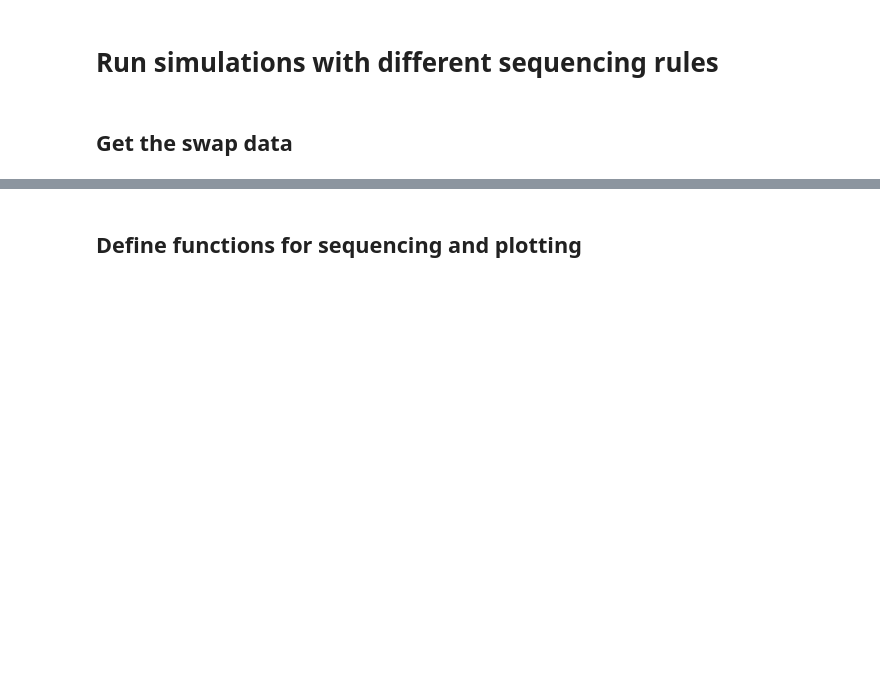
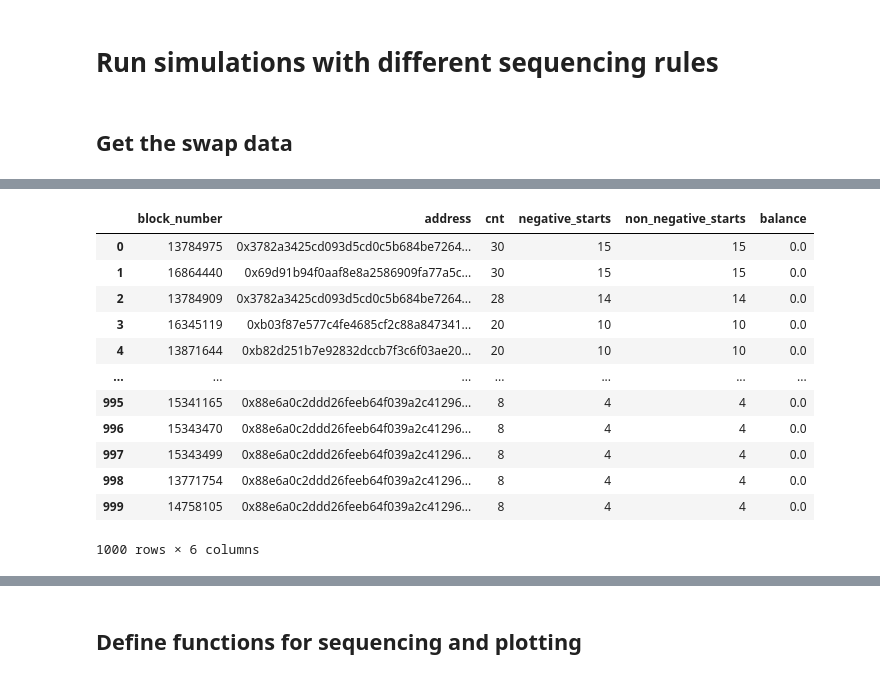
Before and after one commit to ankile/defi-measurement, a Jupyter notebook: experiments/sequencing_rule.ipynb, the cells around one changed output, grey strips where cells are left out. Drawn from its saved outputs; the diff is of its cells as text; code cells hidden in the pictures; blank space fills up the shorter version.

```diff
--- a/experiments/sequencing_rule.ipynb
+++ b/experiments/sequencing_rule.ipynb
@@ -16,13 +16,18 @@ sys.path.append("..")
 import matplotlib.pyplot as plt
 import numpy as np
 import pandas as pd
+import psycopg2
+import sqlalchemy
 from dotenv import load_dotenv
 from matplotlib.ticker import MaxNLocator
 from pool_state import v3Pool
+from psycopg2 import sql
 from sqlalchemy import create_engine
+from tqdm import tqdm
+from collections import deque
 
 load_dotenv(override=True)
-
+from experiments.random_permutations import load_pool
 
 from decimal import getcontext
 
@@ -32,5 +37,8 @@ getcontext().prec = 100  # Set the precision high enough for our purposes
 # Read in the environment variables
 postgres_uri = os.environ["POSTGRESQL_URI_US"]
 blobstorage_uri = os.environ["AZURE_STORAGE_CONNECTION_STRING"]
+
+engine = create_engine(postgres_uri)
+conn = psycopg2.connect(postgres_uri)
 # %% [markdown]
 ## Get the swap data
@@ -90,0 +45,69 @@ df1.head()
+# %%
+# Get blocks and pools that we want to analyze\
+query = """
+SELECT
+    BLOCK_NUMBER,
+    ADDRESS,
+    CNT,
+    NEGATIVE_STARTS,
+    NON_NEGATIVE_STARTS,
+    CAST(ABS(NEGATIVE_STARTS - NON_NEGATIVE_STARTS) AS FLOAT) / CNT AS BALANCE
+FROM
+    (
+        SELECT
+            BLOCK_NUMBER,
+            ADDRESS,
+            COUNT(*) AS CNT,
+            COUNT(
+            CASE
+            WHEN
+                AMOUNT0 LIKE '-%'
+            THEN
+                1
+            END
+) AS NEGATIVE_STARTS, COUNT(
+            CASE
+            WHEN
+                AMOUNT0 NOT LIKE '-%'
+            THEN
+                1
+            END
+) AS NON_NEGATIVE_STARTS
+        FROM
+            SWAPS
+        GROUP BY
+            BLOCK_NUMBER, ADDRESS
+    )
+    AS COUNTS
+WHERE
+    CNT > 4
+ORDER BY
+    BALANCE ASC, CNT DESC LIMIT 1000;
+"""
+
+cur = conn.cursor()
+cur.execute(query)
+rows = cur.fetchall()
+
+columns = [desc[0] for desc in cur.description]
+
+cur.close()
+conn.close()
+
+swap_counts = pd.DataFrame(rows, columns=columns)
+
+swap_counts
+# %% [output]
+|  | block_number | address | cnt | negative_starts | non_negative_starts | balance |
+| 0 | 13784975 | 0x3782a3425cd093d5cd0c5b684be7264... | 30 | 15 | 15 | 0.0 |
+| 1 | 16864440 | 0x69d91b94f0aaf8e8a2586909fa77a5c... | 30 | 15 | 15 | 0.0 |
+| 2 | 13784909 | 0x3782a3425cd093d5cd0c5b684be7264... | 28 | 14 | 14 | 0.0 |
+| 3 | 16345119 | 0xb03f87e577c4fe4685cf2c88a847341... | 20 | 10 | 10 | 0.0 |
+| 4 | 13871644 | 0xb82d251b7e92832dccb7f3c6f03ae20... | 20 | 10 | 10 | 0.0 |
+| ... | ... | ... | ... | ... | ... | ... |
+| 995 | 15341165 | 0x88e6a0c2ddd26feeb64f039a2c41296... | 8 | 4 | 4 | 0.0 |
+| 996 | 15343470 | 0x88e6a0c2ddd26feeb64f039a2c41296... | 8 | 4 | 4 | 0.0 |
+| 997 | 15343499 | 0x88e6a0c2ddd26feeb64f039a2c41296... | 8 | 4 | 4 | 0.0 |
+| 998 | 13771754 | 0x88e6a0c2ddd26feeb64f039a2c41296... | 8 | 4 | 4 | 0.0 |
+| 999 | 14758105 | 0x88e6a0c2ddd26feeb64f039a2c41296... | 8 | 4 | 4 | 0.0 |
+1000 rows × 6 columns
```
Also changed, not shown: parts of 16 cells of this notebook, 2 other files.
